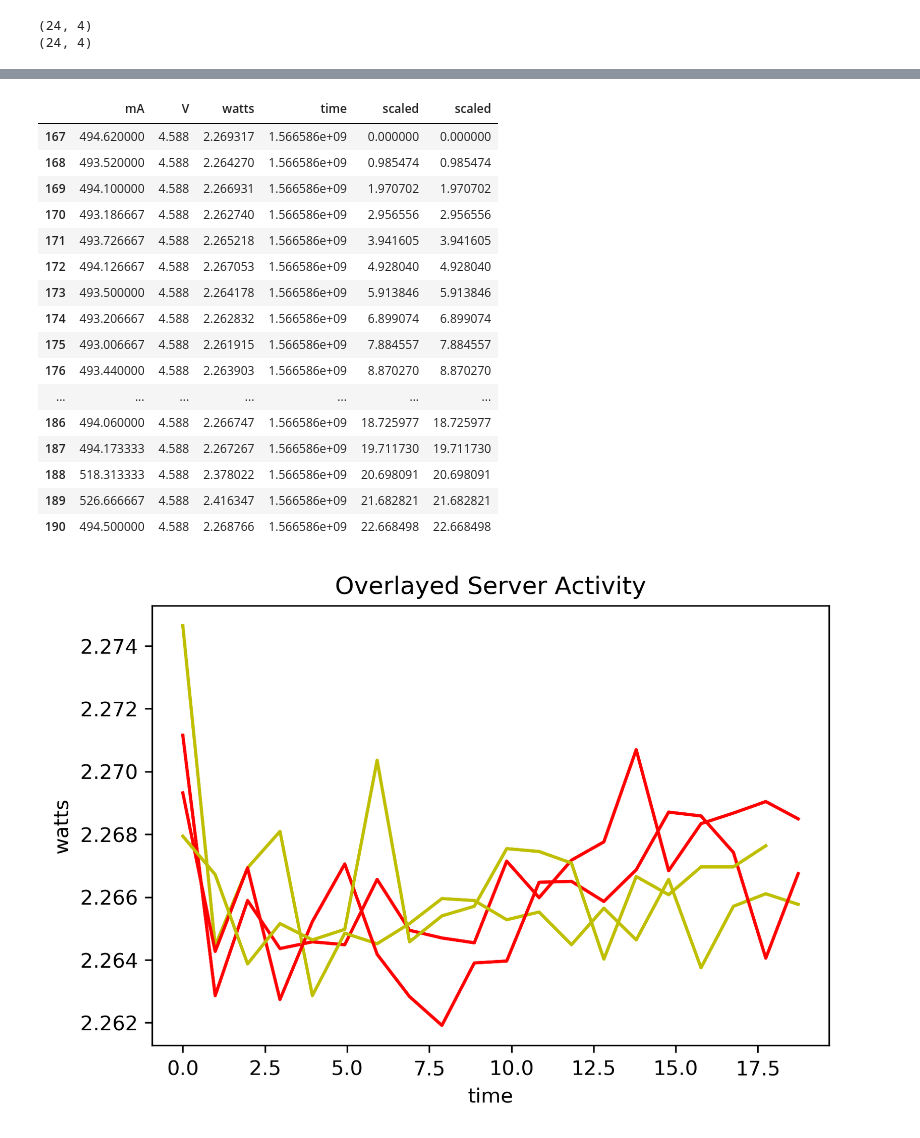
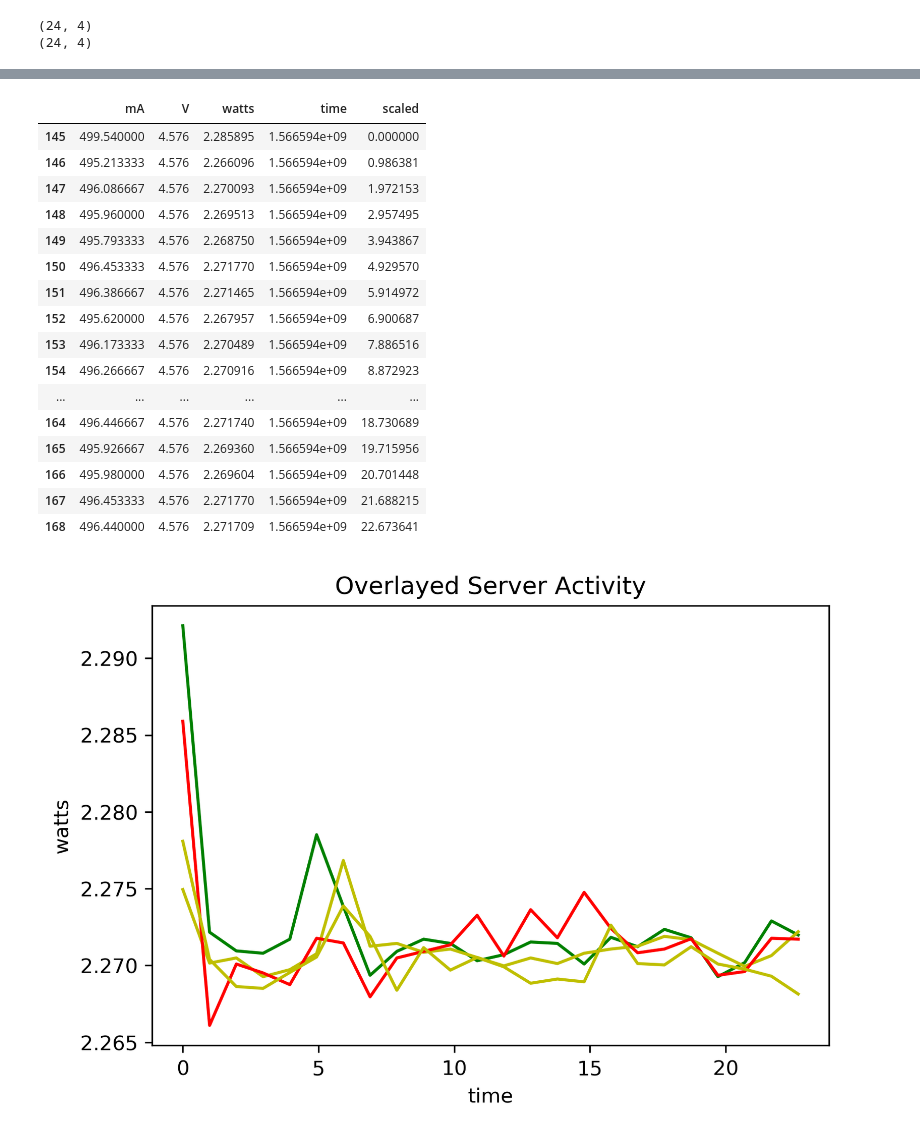
Before and after one commit to alexnathanson/solarserver, a Jupyter notebook: aggregator/aggregator_aug23.ipynb, the cells around one changed output, grey strips where cells are left out. Cells and saved outputs as stored; diff of their text form; code cells hidden in the pictures.

```diff
--- a/aggregator/aggregator_aug23.ipynb
+++ b/aggregator/aggregator_aug23.ipynb
@@ -6,6 +8,6 @@ import matplotlib.pylab as plt
 # %%
 #For CSV files
-inaData = pd.read_csv('ina219-2019-08-23-1566585606.csv').fillna(0)
+inaData = pd.read_csv('ina219-2019-08-23-1566593409.csv').fillna(0)
 # %%
 print(inaData.shape)
 inaData.head()
@@ -68,5 +70,5 @@ averagedINA.head()
 # %%
-seleniumData = pd.read_csv('selenium-2019-08-23-1566585607.csv').fillna(0)
+seleniumData = pd.read_csv('selenium-2019-08-23-1566593411.csv').fillna(0)
 # %%
 print(seleniumData.shape)
 seleniumData.tail()
@@ -119,20 +121,20 @@ print stopTimeS2
 # %%
 #make new data frame with power date from only test duration
-inaTestDataD1 = averagedINA.loc[(averagedINA.loc[:,'time']>=startTimeD1.time[0]) & (averagedINA.loc[:,'time']<=stopTimeD1.time[36])]
+inaTestDataD1 = averagedINA.loc[(averagedINA.loc[:,'time']>=startTimeD1.time[0]) & (averagedINA.loc[:,'time']<=stopTimeD1.time[35])]
 print(inaTestDataD1.shape)
 
 #make new data frame with power date from only test duration
-inaTestDataD2 = averagedINA.loc[(averagedINA.loc[:,'time']>=startTimeD2.time[74]) & (averagedINA.loc[:,'time']<=stopTimeD2.time[110])]
+inaTestDataD2 = averagedINA.loc[(averagedINA.loc[:,'time']>=startTimeD2.time[73]) & (averagedINA.loc[:,'time']<=stopTimeD2.time[109])]
 print(inaTestDataD2.shape)
 # %% [output]
 (24, 4)
 (24, 4)
 # %%
 #make new data frame with power date from only test duration
-inaTestDataS1 = averagedINA.loc[(averagedINA.loc[:,'time']>=startTimeS1.time[37]) & (averagedINA.loc[:,'time']<=stopTimeS1.time[73])]
+inaTestDataS1 = averagedINA.loc[(averagedINA.loc[:,'time']>=startTimeS1.time[36]) & (averagedINA.loc[:,'time']<=stopTimeS1.time[72])]
 print(inaTestDataS1.shape)
 
-inaTestDataS2 = averagedINA.loc[(averagedINA.loc[:,'time']>=startTimeS2.time[111]) & (averagedINA.loc[:,'time']<=stopTimeS2.time[146])]
+inaTestDataS2 = averagedINA.loc[(averagedINA.loc[:,'time']>=startTimeS2.time[110]) & (averagedINA.loc[:,'time']<=stopTimeS2.time[146])]
 print(inaTestDataS2.shape)
 # %% [output]
 (24, 4)
@@ -207,42 +209,42 @@ overlayS2.insert(4, 'scaled', overlayS2.time - overlayS2.time[overlayS2.time.ind
 # %%
 overlayD2
 # %% [output]
-|  | mA | V | watts | time | scaled | scaled |
-| 167 | 494.620000 | 4.588 | 2.269317 | 1.566586e+09 | 0.000000 | 0.000000 |
-| 168 | 493.520000 | 4.588 | 2.264270 | 1.566586e+09 | 0.985474 | 0.985474 |
-| 169 | 494.100000 | 4.588 | 2.266931 | 1.566586e+09 | 1.970702 | 1.970702 |
-| 170 | 493.186667 | 4.588 | 2.262740 | 1.566586e+09 | 2.956556 | 2.956556 |
-| 171 | 493.726667 | 4.588 | 2.265218 | 1.566586e+09 | 3.941605 | 3.941605 |
-| 172 | 494.126667 | 4.588 | 2.267053 | 1.566586e+09 | 4.928040 | 4.928040 |
-| 173 | 493.500000 | 4.588 | 2.264178 | 1.566586e+09 | 5.913846 | 5.913846 |
-| 174 | 493.206667 | 4.588 | 2.262832 | 1.566586e+09 | 6.899074 | 6.899074 |
-| 175 | 493.006667 | 4.588 | 2.261915 | 1.566586e+09 | 7.884557 | 7.884557 |
-| 176 | 493.440000 | 4.588 | 2.263903 | 1.566586e+09 | 8.870270 | 8.870270 |
-| ... | ... | ... | ... | ... | ... | ... |
-| 186 | 494.060000 | 4.588 | 2.266747 | 1.566586e+09 | 18.725977 | 18.725977 |
-| 187 | 494.173333 | 4.588 | 2.267267 | 1.566586e+09 | 19.711730 | 19.711730 |
-| 188 | 518.313333 | 4.588 | 2.378022 | 1.566586e+09 | 20.698091 | 20.698091 |
-| 189 | 526.666667 | 4.588 | 2.416347 | 1.566586e+09 | 21.682821 | 21.682821 |
-| 190 | 494.500000 | 4.588 | 2.268766 | 1.566586e+09 | 22.668498 | 22.668498 |
+|  | mA | V | watts | time | scaled |
+| 145 | 499.540000 | 4.576 | 2.285895 | 1.566594e+09 | 0.000000 |
+| 146 | 495.213333 | 4.576 | 2.266096 | 1.566594e+09 | 0.986381 |
+| 147 | 496.086667 | 4.576 | 2.270093 | 1.566594e+09 | 1.972153 |
+| 148 | 495.960000 | 4.576 | 2.269513 | 1.566594e+09 | 2.957495 |
+| 149 | 495.793333 | 4.576 | 2.268750 | 1.566594e+09 | 3.943867 |
+| 150 | 496.453333 | 4.576 | 2.271770 | 1.566594e+09 | 4.929570 |
+| 151 | 496.386667 | 4.576 | 2.271465 | 1.566594e+09 | 5.914972 |
+| 152 | 495.620000 | 4.576 | 2.267957 | 1.566594e+09 | 6.900687 |
+| 153 | 496.173333 | 4.576 | 2.270489 | 1.566594e+09 | 7.886516 |
+| 154 | 496.266667 | 4.576 | 2.270916 | 1.566594e+09 | 8.872923 |
+| ... | ... | ... | ... | ... | ... |
+| 164 | 496.446667 | 4.576 | 2.271740 | 1.566594e+09 | 18.730689 |
+| 165 | 495.926667 | 4.576 | 2.269360 | 1.566594e+09 | 19.715956 |
+| 166 | 495.980000 | 4.576 | 2.269604 | 1.566594e+09 | 20.701448 |
+| 167 | 496.453333 | 4.576 | 2.271770 | 1.566594e+09 | 21.688215 |
+| 168 | 496.440000 | 4.576 | 2.271709 | 1.566594e+09 | 22.673641 |
 # %%
 fig, ax = plt.subplots(dpi=300)
 
-x = overlayD1.loc[:overlayD1.index[-5],'scaled']
-y = overlayD1.loc[:overlayD1.index[-5],'watts']
-ax.plot(x,y, color='r')
+x = overlayD1.loc[:,'scaled']
+y = overlayD1.loc[:,'watts']
+ax.plot(x,y, color='g')
 
 ax.set(xlabel='time', ylabel='watts',
        title='Overlayed Server Activity')
 
 #ax.scatter(x=overlayD1.loc[:,'scaled'], y=overlayD1.loc[:,'watts'], color='r')
-ax.plot(overlayS1.loc[:overlayS1.index[-5],'scaled'], overlayS1.loc[:overlayS1.index[-5],'watts'], color='y')
+ax.plot(overlayS1.loc[:,'scaled'], overlayS1.loc[:,'watts'], color='y')
 
-ax.plot(overlayD2.loc[:overlayD2.index[-5],'scaled'], overlayD2.loc[:overlayD2.index[-5],'watts'], color='r')
-ax.plot(overlayS2.loc[:overlayS2.index[-5],'scaled'], overlayS2.loc[:overlayS2.index[-5],'watts'], color='y')
+ax.plot(overlayD2.loc[:,'scaled'], overlayD2.loc[:,'watts'], color='r')
+ax.plot(overlayS2.loc[:,'scaled'], overlayS2.loc[:,'watts'], color='y')
 
 #ax.grid()
 
-fig.savefig("aggregatoroutput_overlay_aug23.png")
+fig.savefig("aggregator_overlay-"+str(datetime.date.today())+"-"+str(int(time.time()))+".png")
 plt.show()
 # %% [output]
-[figure, old version]
+[figure, new version]
```
Also changed, not shown: parts of 13 cells of this notebook, 17 other files.
